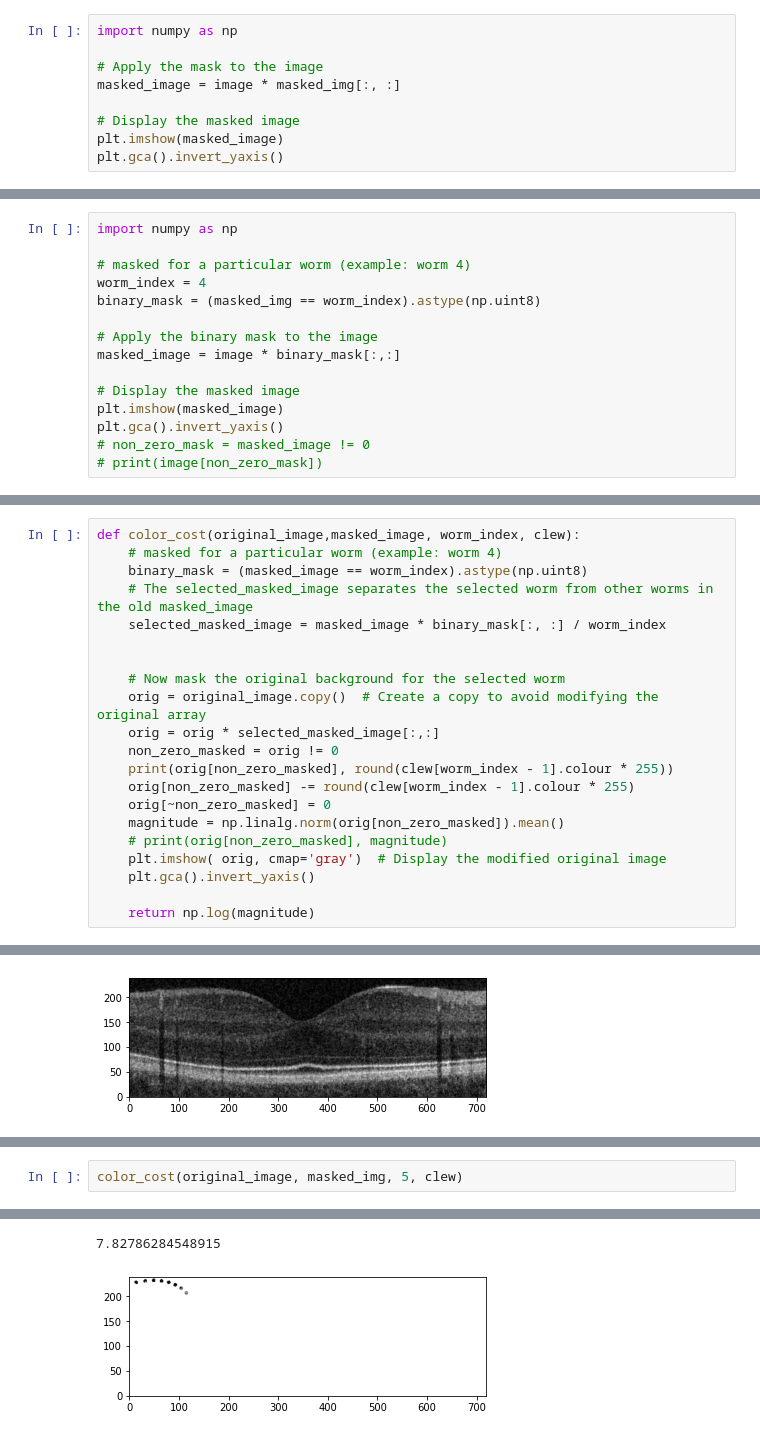
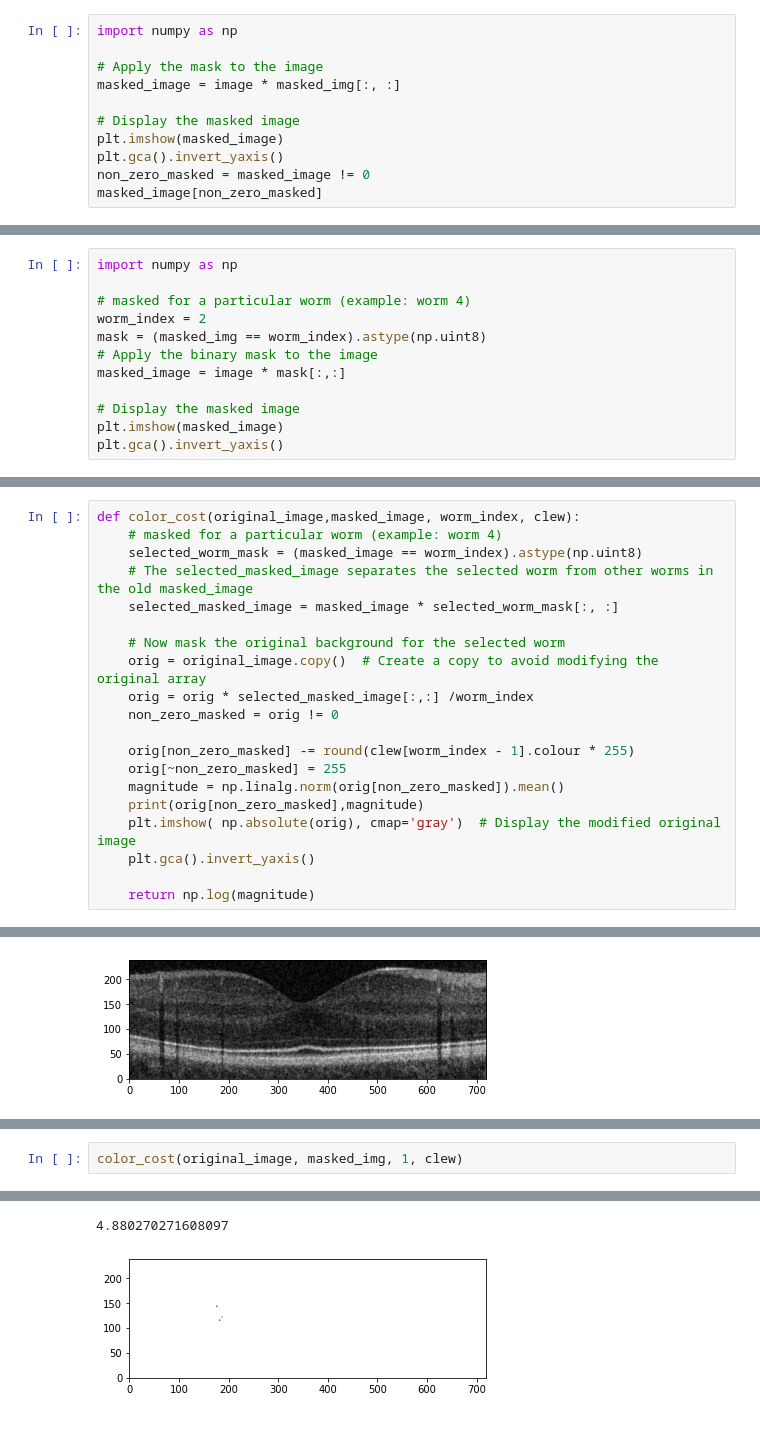
Before and after one commit to Will-H007/Camouflage-Worms, a Jupyter notebook: CamoWorms/CamoWorms.ipynb, the cells around one changed output, grey strips where cells are left out. Saved outputs shown, nothing was run; the diff lists cells and outputs as text.

Commit message:
edit color cost

```diff
--- a/CamoWorms/CamoWorms.ipynb
+++ b/CamoWorms/CamoWorms.ipynb
@@ -477,4 +477,6 @@ masked_image = image * masked_img[:, :]
 # Display the masked image
 plt.imshow(masked_image)
 plt.gca().invert_yaxis()
+non_zero_masked = masked_image != 0
+masked_image[non_zero_masked]
 # %% [output]
@@ -483,15 +502,12 @@ plt.gca().invert_yaxis()
 import numpy as np
 
 # masked for a particular worm (example: worm 4)
-worm_index = 4
-binary_mask = (masked_img == worm_index).astype(np.uint8)
-
+worm_index = 2
+mask = (masked_img == worm_index).astype(np.uint8)
 # Apply the binary mask to the image
-masked_image = image * binary_mask[:,:]
+masked_image = image * mask[:,:]
 
 # Display the masked image
 plt.imshow(masked_image)
 plt.gca().invert_yaxis()
-# non_zero_mask = masked_image != 0
-# print(image[non_zero_mask])
 # %% [output]
@@ -499,21 +515,20 @@ plt.gca().invert_yaxis()
 # %%
 def color_cost(original_image,masked_image, worm_index, clew):
     # masked for a particular worm (example: worm 4)
-    binary_mask = (masked_image == worm_index).astype(np.uint8)
+    selected_worm_mask = (masked_image == worm_index).astype(np.uint8)
     # The selected_masked_image separates the selected worm from other worms in the old masked_image
-    selected_masked_image = masked_image * binary_mask[:, :] / worm_index
-
+    selected_masked_image = masked_image * selected_worm_mask[:, :]
 
     # Now mask the original background for the selected worm
     orig = original_image.copy()  # Create a copy to avoid modifying the original array
-    orig = orig * selected_masked_image[:,:]
+    orig = orig * selected_masked_image[:,:] /worm_index
     non_zero_masked = orig != 0
-    print(orig[non_zero_masked], round(clew[worm_index - 1].colour * 255))
+
     orig[non_zero_masked] -= round(clew[worm_index - 1].colour * 255)
-    orig[~non_zero_masked] = 0
+    orig[~non_zero_masked] = 255
     magnitude = np.linalg.norm(orig[non_zero_masked]).mean()
-    # print(orig[non_zero_masked], magnitude)
-    plt.imshow( orig, cmap='gray')  # Display the modified original image
+    print(orig[non_zero_masked],magnitude)
+    plt.imshow( np.absolute(orig), cmap='gray')  # Display the modified original image
     plt.gca().invert_yaxis()
 
     return np.log(magnitude)
@@ -531,3 +546,3 @@ drawing.show()
 # %%
-color_cost(original_image, masked_img, 5, clew)
+color_cost(original_image, masked_img, 1, clew)
 # %% [output]
@@ -551,2 +552,2 @@ color_cost(original_image, masked_img, 5, clew)
-7.82786284548915
+4.880270271608097
-[figure, old version]
+[figure, new version]
```
Also changed, not shown: parts of 12 cells of this notebook, 6 other files.
